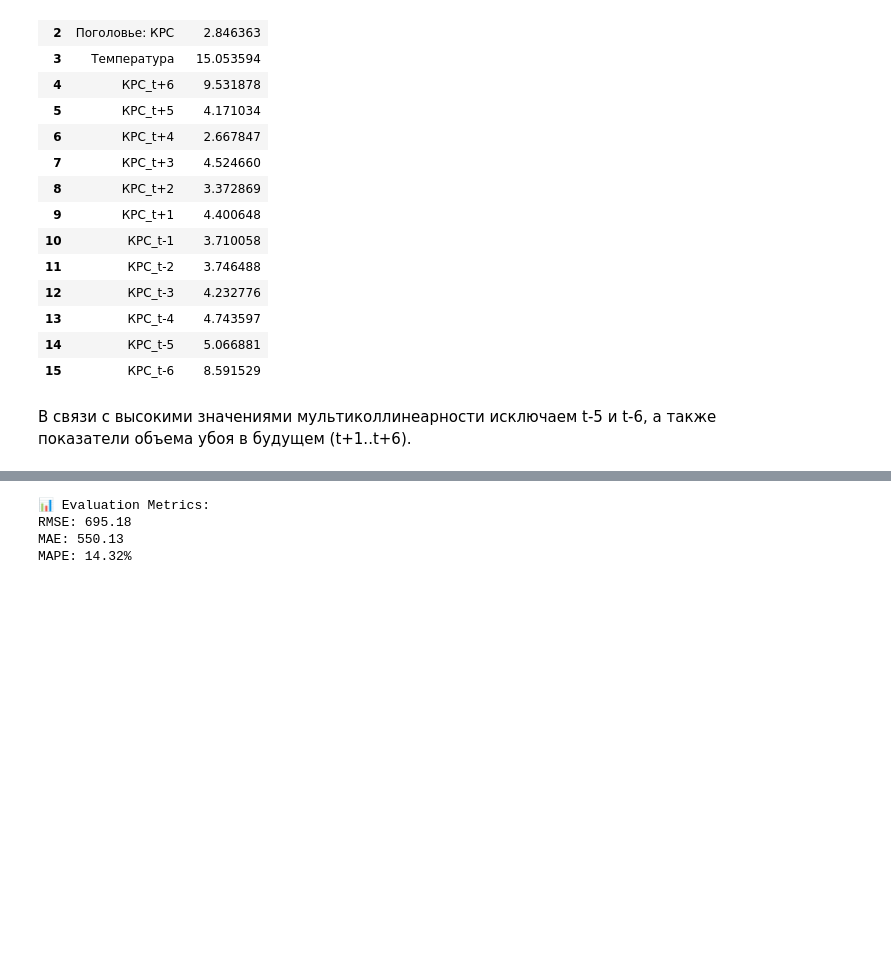
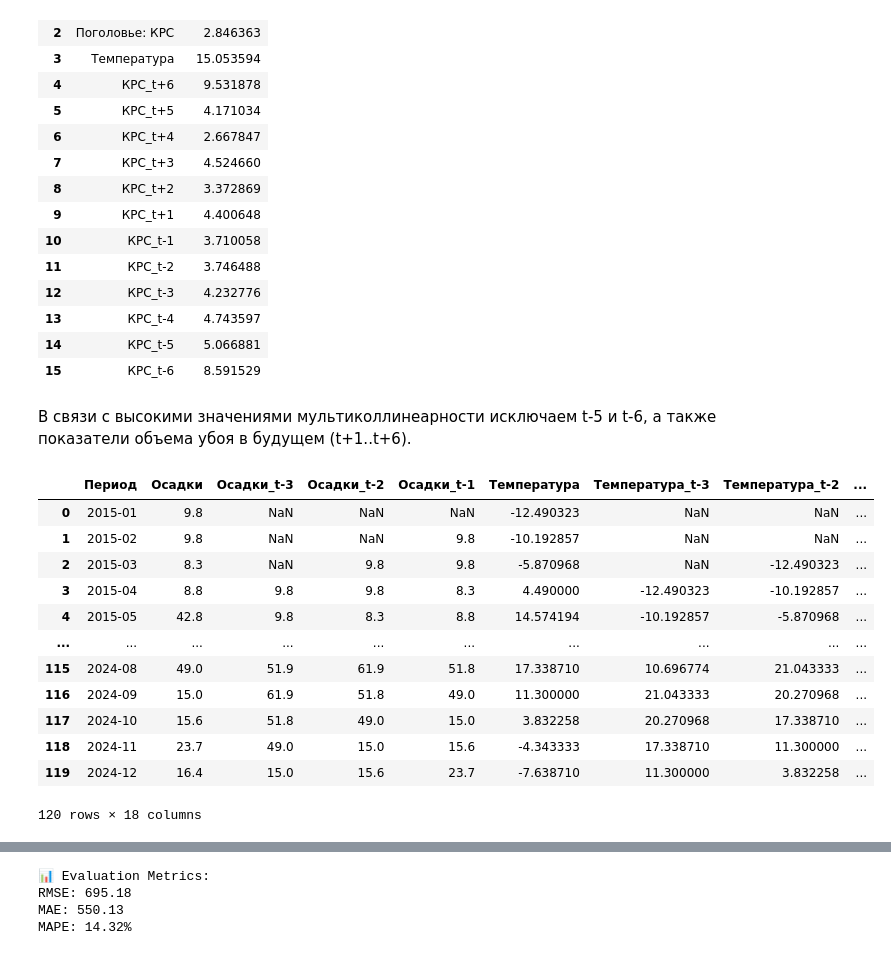
Before and after one commit to Madi147/ICC, a Jupyter notebook: Models/КРС/КРС_Akmola.ipynb, the cells around one changed output, grey strips where cells are left out. Cells and saved outputs as stored; diff of their text form; code cells hidden in the pictures; blank space fills up the shorter version.

Commit message:
working on Akmola: best features for MLR selected

```diff
--- a/Models/КРС/КРС_Akmola.ipynb
+++ b/Models/КРС/КРС_Akmola.ipynb
@@ -262,3 +262,36 @@ vif_data
 | 15 | КРС_t-6 | 8.591529 |
 # %% [markdown]
 В связи с высокими значениями мультиколлинеарности исключаем t-5 и t-6, а также показатели объема убоя в будущем (t+1..t+6).
+# %%
+# Create lags t-1 to t-3 for Температура, Осадки, and Поголовье: КРС
+for lag in range(1, 4):
+    df_akmola[f"Температура_t-{lag}"] = df_akmola["Температура"].shift(lag)
+    df_akmola[f"Осадки_t-{lag}"] = df_akmola["Осадки"].shift(lag)
+    df_akmola[f"Поголовье: КРС_t-{lag}"] = df_akmola["Поголовье: КРС"].shift(lag)
+
+# Drop rows with NaNs introduced by shifting
+# df_akmola_lag = df_akmola.dropna().copy()
+
+# Select relevant columns
+df_akmola = df_akmola[[
+    'Период', 'Осадки', 'Осадки_t-3', 'Осадки_t-2', 'Осадки_t-1',
+    'Температура', 'Температура_t-3', 'Температура_t-2', 'Температура_t-1',
+    'Поголовье: КРС', 'Поголовье: КРС_t-3', 'Поголовье: КРС_t-2', 'Поголовье: КРС_t-1',
+    'КРС_t-4', 'КРС_t-3', 'КРС_t-2', 'КРС_t-1', 'Объем убоя: КРС'
+]]
+
+df_akmola
+# %% [output]
+|  | Период | Осадки | Осадки_t-3 | Осадки_t-2 | Осадки_t-1 | Температура | Температура_t-3 | Температура_t-2 | ... |
+| 0 | 2015-01 | 9.8 | NaN | NaN | NaN | -12.490323 | NaN | NaN | ... |
+| 1 | 2015-02 | 9.8 | NaN | NaN | 9.8 | -10.192857 | NaN | NaN | ... |
+| 2 | 2015-03 | 8.3 | NaN | 9.8 | 9.8 | -5.870968 | NaN | -12.490323 | ... |
+| 3 | 2015-04 | 8.8 | 9.8 | 9.8 | 8.3 | 4.490000 | -12.490323 | -10.192857 | ... |
+| 4 | 2015-05 | 42.8 | 9.8 | 8.3 | 8.8 | 14.574194 | -10.192857 | -5.870968 | ... |
+| ... | ... | ... | ... | ... | ... | ... | ... | ... | ... |
+| 115 | 2024-08 | 49.0 | 51.9 | 61.9 | 51.8 | 17.338710 | 10.696774 | 21.043333 | ... |
+| 116 | 2024-09 | 15.0 | 61.9 | 51.8 | 49.0 | 11.300000 | 21.043333 | 20.270968 | ... |
+| 117 | 2024-10 | 15.6 | 51.8 | 49.0 | 15.0 | 3.832258 | 20.270968 | 17.338710 | ... |
+| 118 | 2024-11 | 23.7 | 49.0 | 15.0 | 15.6 | -4.343333 | 17.338710 | 11.300000 | ... |
+| 119 | 2024-12 | 16.4 | 15.0 | 15.6 | 23.7 | -7.638710 | 11.300000 | 3.832258 | ... |
+120 rows × 18 columns
```
Also changed, not shown: parts of 5 cells of this notebook.
